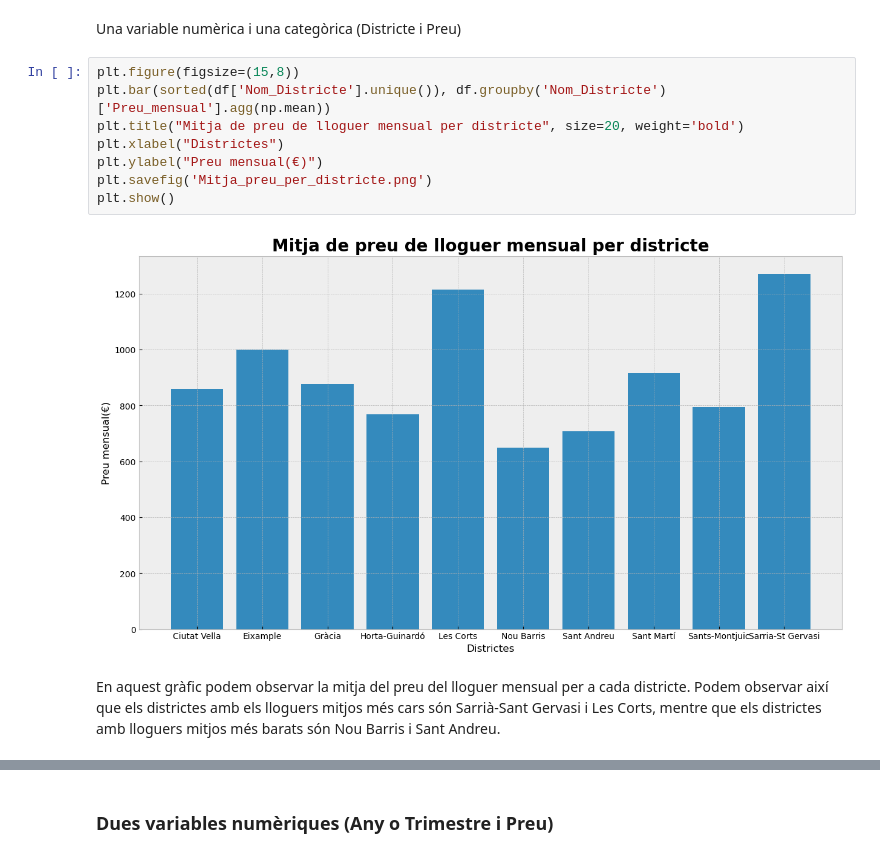
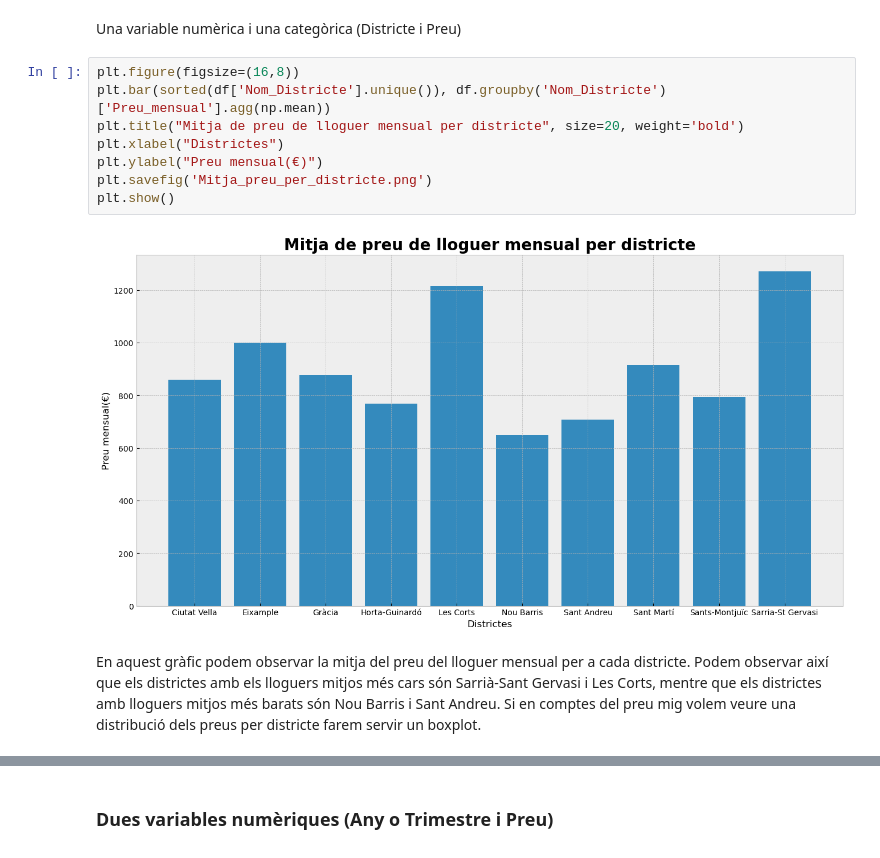
Before and after one commit to maribelseara/visualitzacio_exploratoria, a Jupyter notebook: visualitzacio_exploratoria.ipynb, the cells around one changed output, grey strips where cells are left out. Drawn from its saved outputs; the diff is of its cells as text.

Commit message:
more graphics

```diff
--- a/visualitzacio_exploratoria.ipynb
+++ b/visualitzacio_exploratoria.ipynb
@@ -270,14 +270,15 @@ En el segon gràfic podem veure la concentració del preu del lloguer per m2. Aq
 # %% [markdown]
 Una variable numèrica i una categòrica (Districte i Preu)
 # %%
-plt.figure(figsize=(15,8))
+plt.figure(figsize=(16,8))
 plt.bar(sorted(df['Nom_Districte'].unique()), df.groupby('Nom_Districte')['Preu_mensual'].agg(np.mean))
 plt.title("Mitja de preu de lloguer mensual per districte", size=20, weight='bold')
 plt.xlabel("Districtes")
 plt.ylabel("Preu mensual(€)")
 plt.savefig('Mitja_preu_per_districte.png')
 plt.show()
 # %% [output]
-[figure, old version]
+[figure, new version]
 # %% [markdown]
 En aquest gràfic podem observar la mitja del preu del lloguer mensual per a cada districte. Podem observar així que els districtes amb els lloguers mitjos més cars són Sarrià-Sant Gervasi i Les Corts, mentre que els districtes amb lloguers mitjos més barats són Nou Barris i Sant Andreu.
+Si en comptes del preu mig volem veure una distribució dels preus per districte farem servir un boxplot.
```
Also changed, not shown: parts of 10 cells of this notebook, 5 other files.
